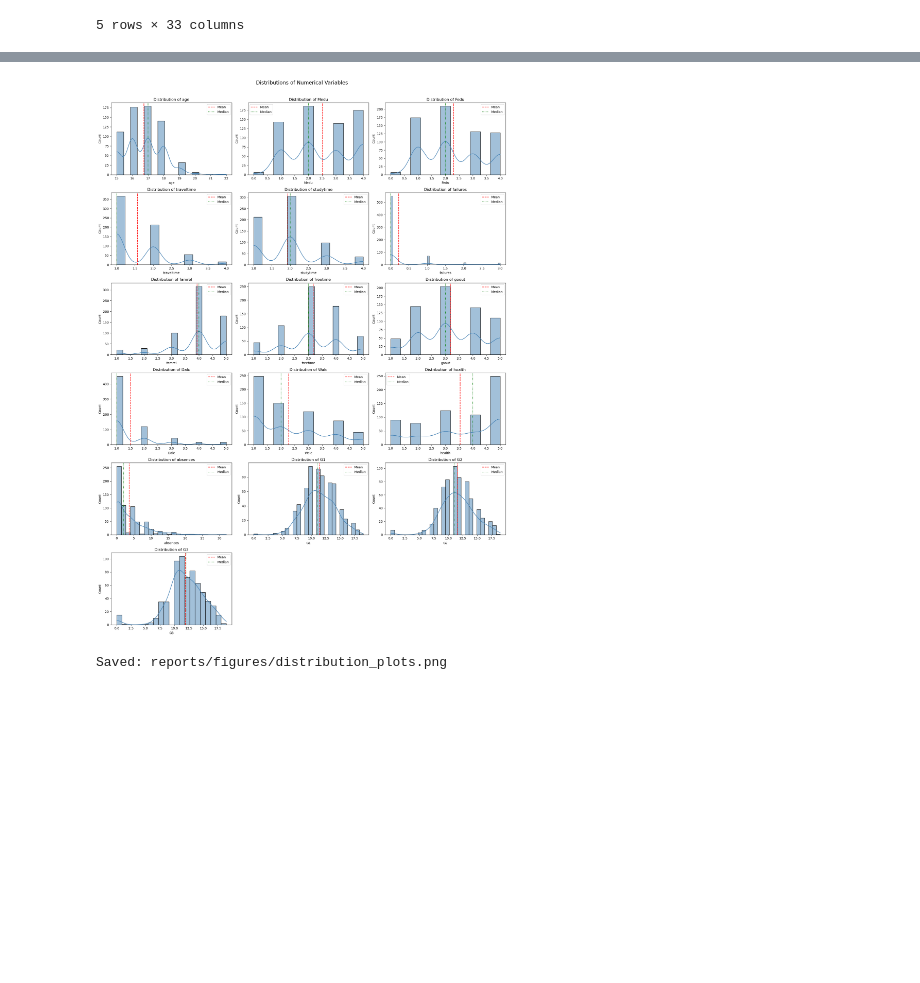
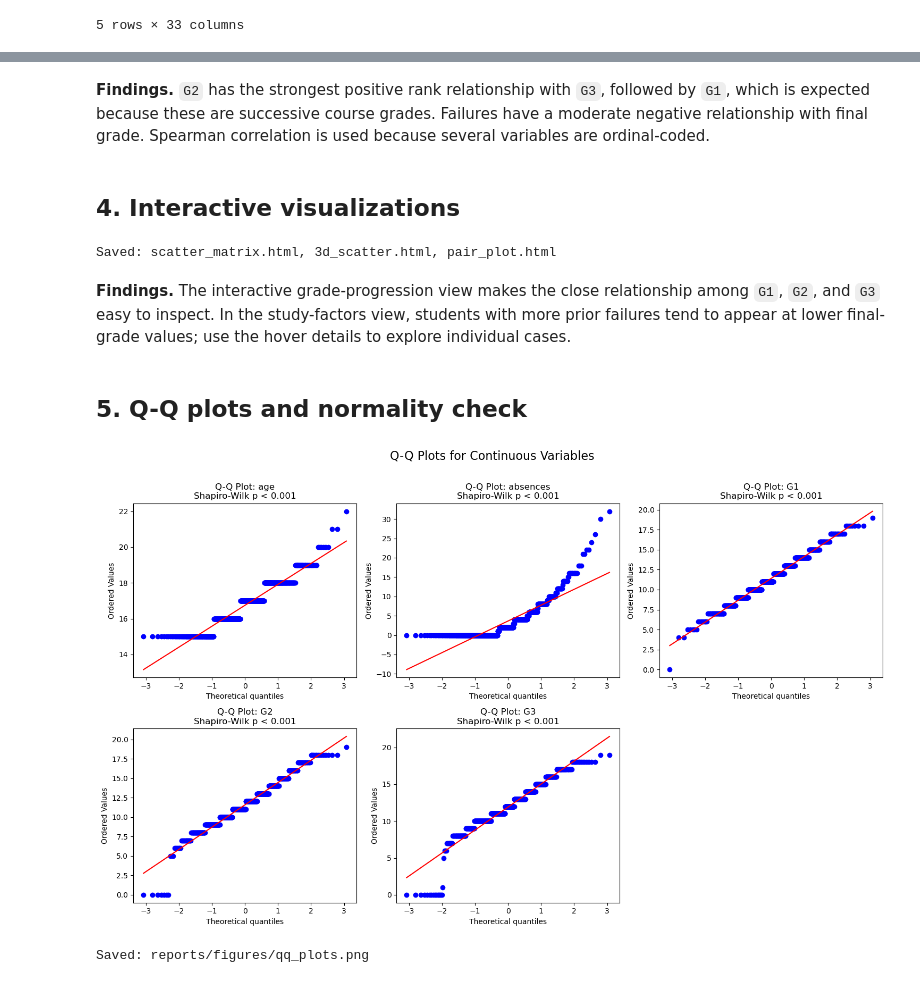
Before and after one commit to kmzakmza44-lang/Statistics-superstars, a Jupyter notebook: notebooks/03_exploratory_visualizations.ipynb, the cells around one changed output, grey strips where cells are left out. Drawn from its saved outputs; the diff is of its cells as text; code cells hidden in the pictures; blank space fills up the shorter version.

Commit message:
Complete Student C visualizations and dashboard

```diff
--- a/notebooks/03_exploratory_visualizations.ipynb
+++ b/notebooks/03_exploratory_visualizations.ipynb
@@ -1,14 +8,24 @@
 # %%
+from pathlib import Path
 import os
+import numpy as np
 import pandas as pd
 import matplotlib.pyplot as plt
 import seaborn as sns
 import plotly.express as px
 from scipy import stats
+from IPython.display import display
 
-os.makedirs("reports/figures", exist_ok=True)
+project_root = Path("/Users/minkhantkyaw/Documents/Statistics-superstars")
 
-df = pd.read_csv("data/processed/cleaned_data.csv")
+data_path = project_root / "data" / "processed" / "cleaned_data.csv"
+figures_dir = project_root / "reports" / "figures"
+figures_dir.mkdir(parents=True, exist_ok=True)
+
+df = pd.read_csv(data_path)
+
+categorical_cols = df.select_dtypes(include=["object", "string"]).columns.tolist()
+numeric_cols = df.select_dtypes(include="number").columns.tolist()
 
 print("Dataset shape:", df.shape)
 display(df.head())
@@ -24,30 +173,56 @@ Dataset shape: (649, 33)
+# %% [markdown]
+**Findings.** `G2` has the strongest positive rank relationship with `G3`, followed by `G1`, which is expected because these are successive course grades. Failures have a moderate negative relationship with final grade. Spearman correlation is used because several variables are ordinal-coded.
+# %% [markdown]
+## 4. Interactive visualizations
+# %%
+scatter_cols = ['age', 'studytime', 'absences', 'G2', 'G3']
+fig = px.scatter_matrix(df, dimensions=scatter_cols, color='sex',
+                        title='Interactive Scatter Matrix: Student Performance')
+fig.write_html(figures_dir / 'scatter_matrix.html')
+if os.environ.get('HEADLESS_RUN') != '1':
+    fig.show()
+
+fig = px.scatter_3d(df, x='G1', y='G2', z='G3', color='school',
+                    hover_data=['sex', 'age', 'studytime', 'absences'],
+                    title='Interactive 3D Scatter Plot: Grade Progression')
+fig.write_html(figures_dir / '3d_scatter.html')
+if os.environ.get('HEADLESS_RUN') != '1':
+    fig.show()
+
+pair_cols = ['studytime', 'failures', 'absences', 'G3']
+fig = px.scatter_matrix(df, dimensions=pair_cols, color='higher',
+                        title='Interactive Pair Plot: Study Factors and Final Grade')
+fig.write_html(figures_dir / 'pair_plot.html')
+if os.environ.get('HEADLESS_RUN') != '1':
+    fig.show()
+
+print('Saved: scatter_matrix.html, 3d_scatter.html, pair_plot.html')
+# %% [output]
+Saved: scatter_matrix.html, 3d_scatter.html, pair_plot.html
+# %% [markdown]
+**Findings.** The interactive grade-progression view makes the close relationship among `G1`, `G2`, and `G3` easy to inspect. In the study-factors view, students with more prior failures tend to appear at lower final-grade values; use the hover details to explore individual cases.
+# %% [markdown]
+## 5. Q-Q plots and normality check
 # %%
-numeric_cols = df.select_dtypes(include="number").columns
-
-n_cols = 3
-n_rows = (len(numeric_cols) + n_cols - 1) // n_cols
-
-fig, axes = plt.subplots(n_rows, n_cols, figsize=(18, 4 * n_rows))
+qq_cols = ['age', 'absences', 'G1', 'G2', 'G3']
+fig, axes = plt.subplots(2, 3, figsize=(15, 9))
 axes = axes.flatten()
 
-for ax, col in zip(axes, numeric_cols):
+for ax, col in zip(axes, qq_cols):
     values = df[col].dropna()
+    stats.probplot(values, dist='norm', plot=ax)
+    _, p_value = stats.shapiro(values)
+    p_label = f'p = {p_value:.2e}' if p_value >= 0.001 else 'p < 0.001'
+    ax.set_title(f'Q-Q Plot: {col}\nShapiro-Wilk {p_label}')
 
-    sns.histplot(values, kde=True, ax=ax, color="steelblue")
-    ax.axvline(values.mean(), color="red", linestyle="--", label="Mean")
-    ax.axvline(values.median(), color="green", linestyle=":", label="Median")
-    ax.set_title(f"Distribution of {col}")
-    ax.legend()
-
-for ax in axes[len(numeric_cols):]:
+for ax in axes[len(qq_cols):]:
     ax.set_visible(False)
 
-fig.suptitle("Distributions of Numerical Variables", fontsize=16, y=1.01)
+fig.suptitle('Q-Q Plots for Continuous Variables', fontsize=16, y=1.01)
 plt.tight_layout()
-plt.savefig("reports/figures/distribution_plots.png", dpi=300, bbox_inches="tight")
+plt.savefig(figures_dir / 'qq_plots.png', dpi=300, bbox_inches='tight')
 plt.show()
-
-print("Saved: reports/figures/distribution_plots.png")
+print('Saved: reports/figures/qq_plots.png')
 # %% [output]
-[figure, old version]
+[figure, new version]
-Saved: reports/figures/distribution_plots.png
+Saved: reports/figures/qq_plots.png
```
Also changed, not shown: parts of 16 cells of this notebook, 9 other files.
